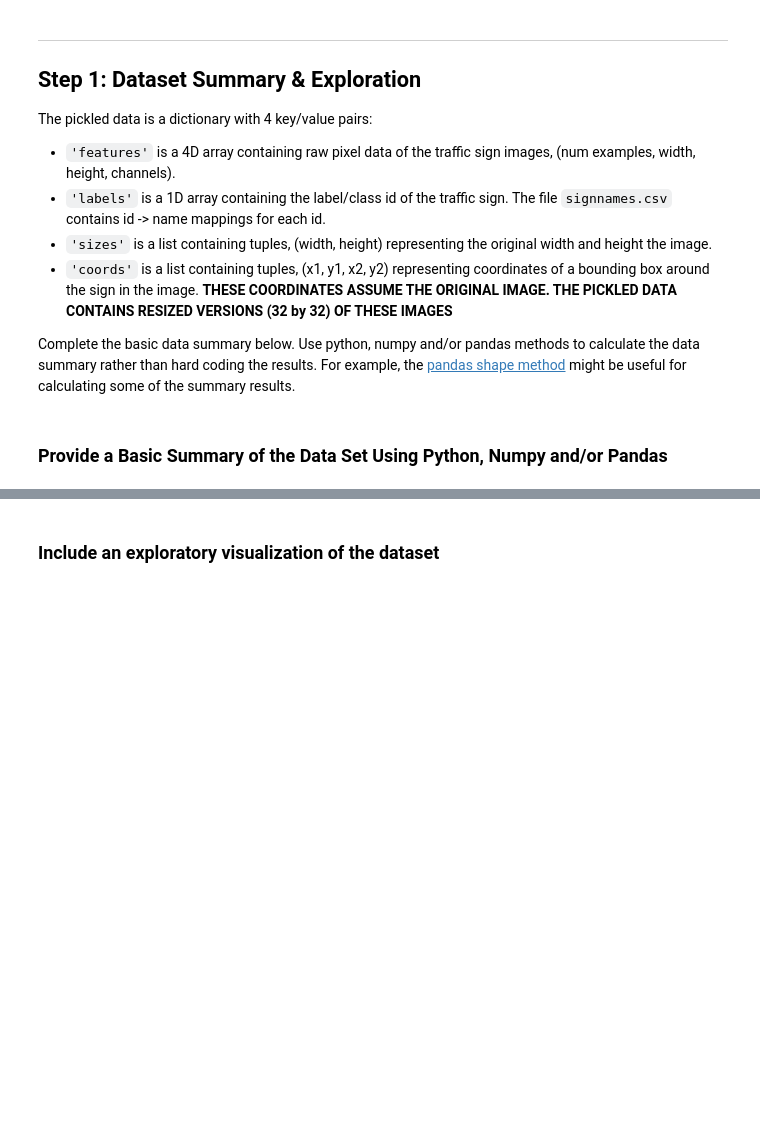
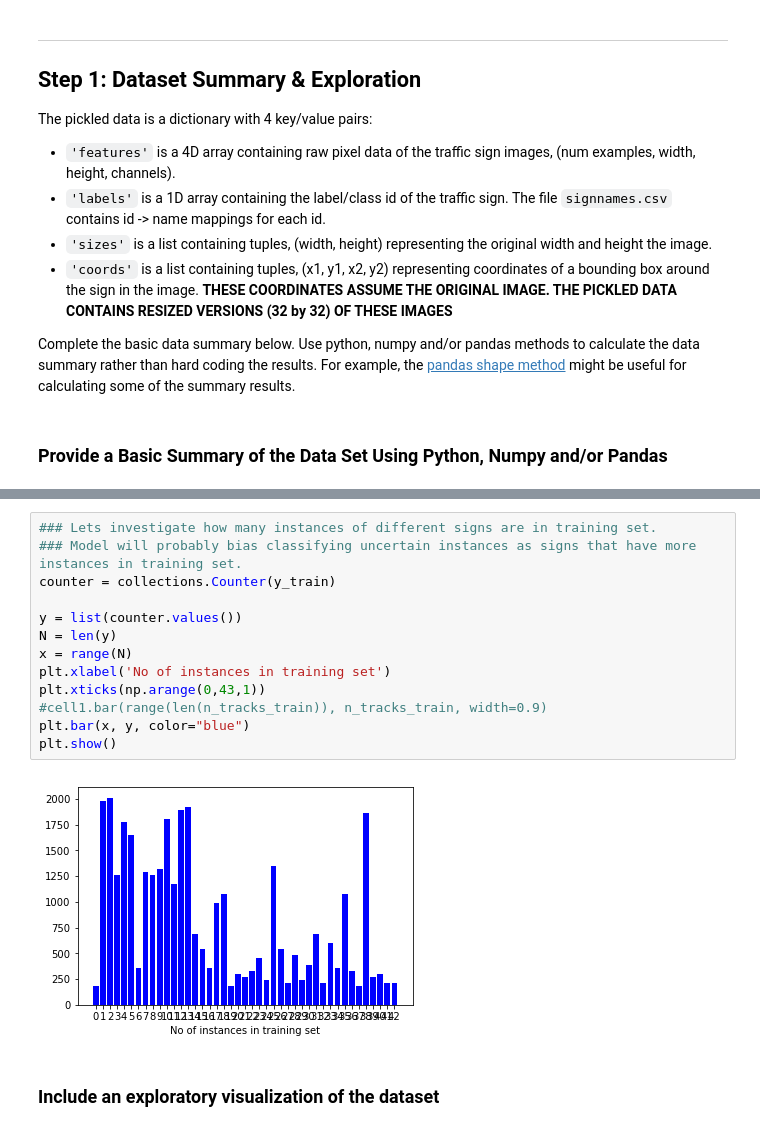
Before and after one commit to rometaidla/CarND-Traffic-Sign-Classifier-Project, a Jupyter notebook: Traffic_Sign_Classifier.ipynb, the cells around one changed output, grey strips where cells are left out. Drawn from its saved outputs; the diff is of its cells as text; blank space fills up the shorter version.

```diff
--- a/Traffic_Sign_Classifier.ipynb
+++ b/Traffic_Sign_Classifier.ipynb
@@ -89,6 +95,21 @@ Number of validation examples = 4410
 Number of testing examples = 12630
 Image data shape = (32, 32, 3)
 Number of classes = 43
+# %%
+### Lets investigate how many instances of different signs are in training set.
+### Model will probably bias classifying uncertain instances as signs that have more instances in training set.
+counter = collections.Counter(y_train)
+
+y = list(counter.values())
+N = len(y)
+x = range(N)
+plt.xlabel('No of instances in training set')
+plt.xticks(np.arange(0,43,1))
+#cell1.bar(range(len(n_tracks_train)), n_tracks_train, width=0.9)
+plt.bar(x, y, color="blue")
+plt.show()
+# %% [output]
+[figure, added]
 # %% [markdown]
 ### Include an exploratory visualization of the dataset
 # %% [markdown]
```
Also changed, not shown: parts of 26 cells of this notebook.
